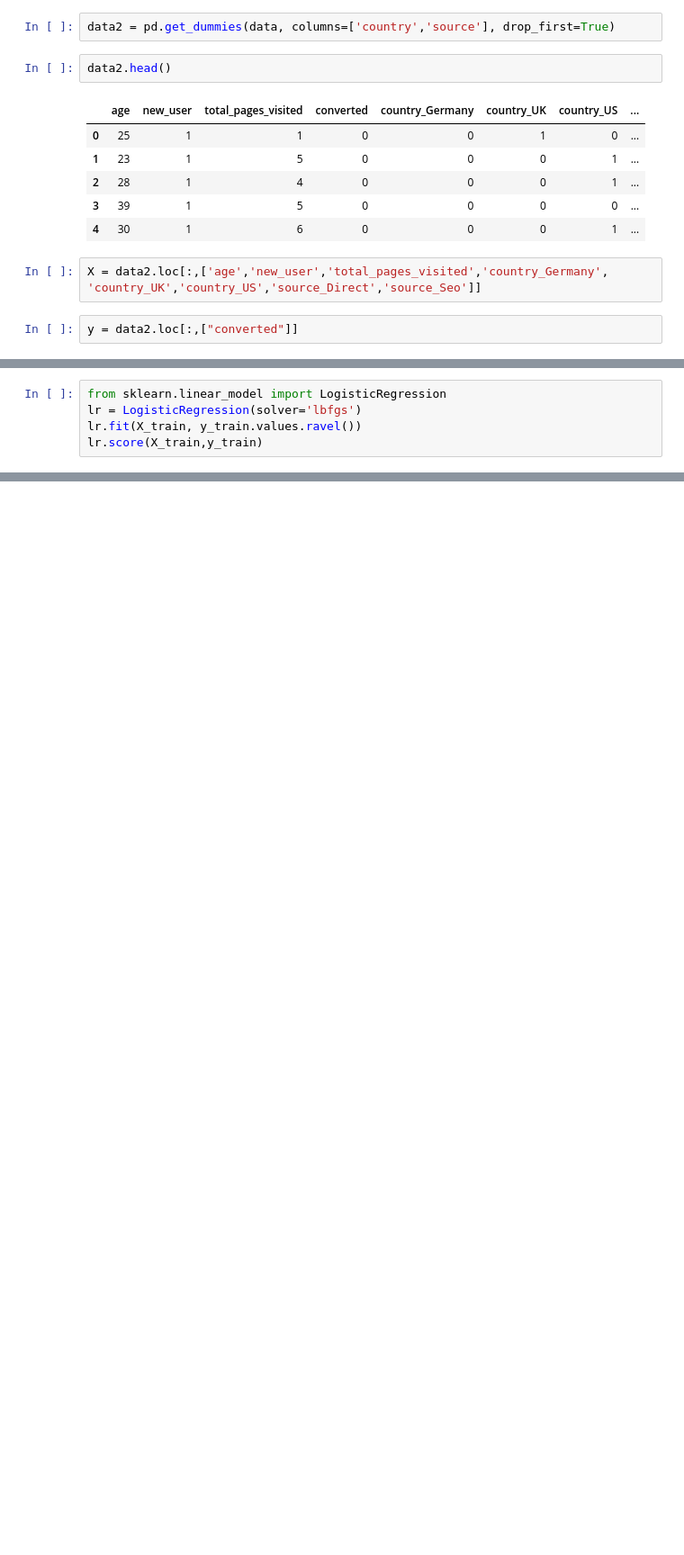
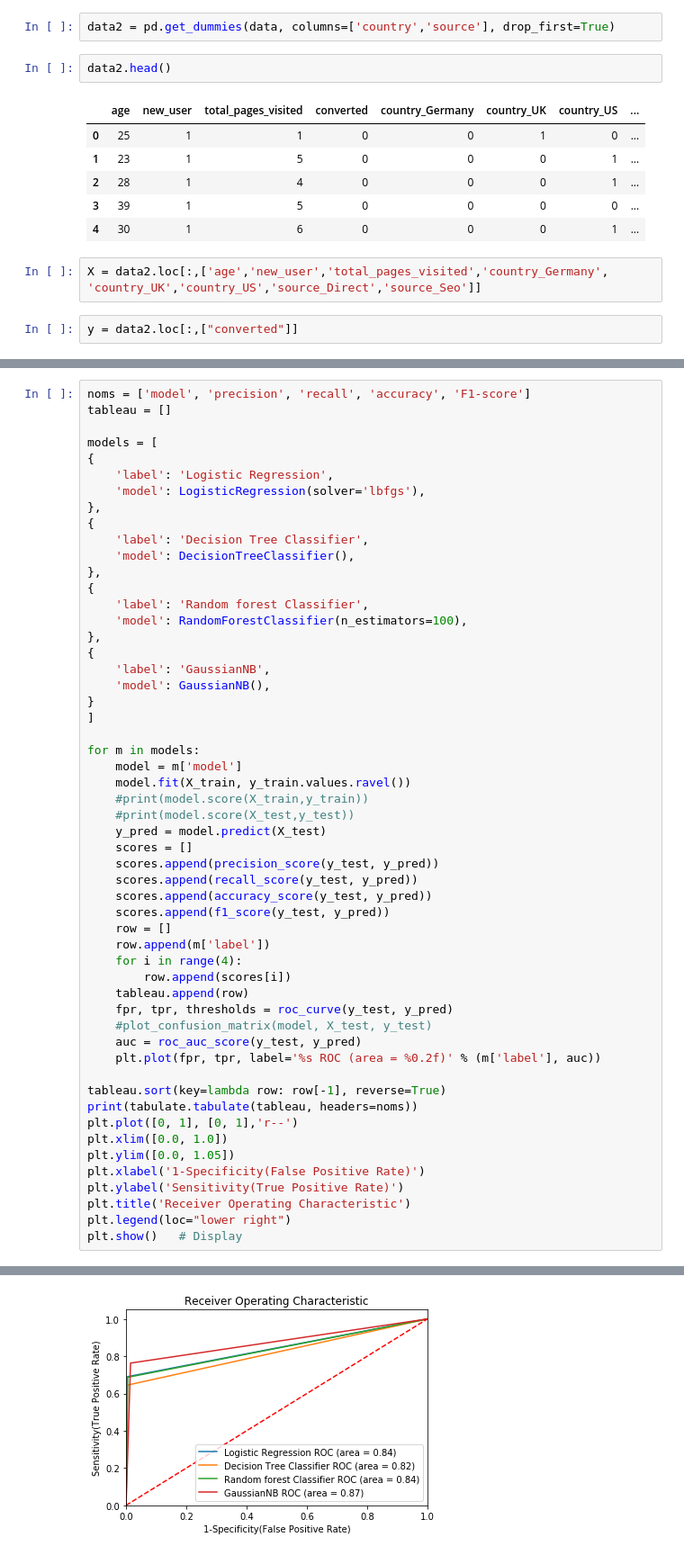
Before and after one commit to cbousquet/Week-3-Conversion-rate, a Jupyter notebook: Taux.ipynb, the cells around one changed output, grey strips where cells are left out. Shown at 90% size. Saved outputs shown, nothing was run; the diff lists cells and outputs as text; blank space fills up the shorter version.

```diff
--- a/Taux.ipynb
+++ b/Taux.ipynb
@@ -91,8 +310,3 @@ from sklearn.preprocessing import StandardScaler
 sc = StandardScaler()
 X_train = sc.fit_transform(X_train)
 X_test = sc.transform(X_test)
-# %%
-from sklearn.linear_model import LogisticRegression
-lr = LogisticRegression(solver='lbfgs')
-lr.fit(X_train, y_train.values.ravel())
-lr.score(X_train,y_train)
@@ -104,0 +313,55 @@ lr.score(X_test, y_test)
+# %%
+noms = ['model', 'precision', 'recall', 'accuracy', 'F1-score']
+tableau = []
+
+models = [
+{
+    'label': 'Logistic Regression',
+    'model': LogisticRegression(solver='lbfgs'),
+},
+{
+    'label': 'Decision Tree Classifier',
+    'model': DecisionTreeClassifier(),
+},
+{
+    'label': 'Random forest Classifier',
+    'model': RandomForestClassifier(n_estimators=100),
+},
+{
+    'label': 'GaussianNB',
+    'model': GaussianNB(),
+}
+]
+
+for m in models:
+    model = m['model']
+    model.fit(X_train, y_train.values.ravel())
+    #print(model.score(X_train,y_train))
+    #print(model.score(X_test,y_test))
+    y_pred = model.predict(X_test)
+    scores = []
+    scores.append(precision_score(y_test, y_pred))
+    scores.append(recall_score(y_test, y_pred))
+    scores.append(accuracy_score(y_test, y_pred))
+    scores.append(f1_score(y_test, y_pred))
+    row = []
+    row.append(m['label'])
+    for i in range(4):
+        row.append(scores[i])
+    tableau.append(row)
+    fpr, tpr, thresholds = roc_curve(y_test, y_pred)
+    #plot_confusion_matrix(model, X_test, y_test)
+    auc = roc_auc_score(y_test, y_pred)
+    plt.plot(fpr, tpr, label='%s ROC (area = %0.2f)' % (m['label'], auc))
+
+tableau.sort(key=lambda row: row[-1], reverse=True)
+print(tabulate.tabulate(tableau, headers=noms))
+plt.plot([0, 1], [0, 1],'r--')
+plt.xlim([0.0, 1.0])
+plt.ylim([0.0, 1.05])
+plt.xlabel('1-Specificity(False Positive Rate)')
+plt.ylabel('Sensitivity(True Positive Rate)')
+plt.title('Receiver Operating Characteristic')
+plt.legend(loc="lower right")
+plt.show()   # Display
+# %% [output]
@@ -104,0 +374 @@ lr.score(X_test, y_test)
+[figure, added]
```
Also changed, not shown: parts of 36 cells of this notebook.
